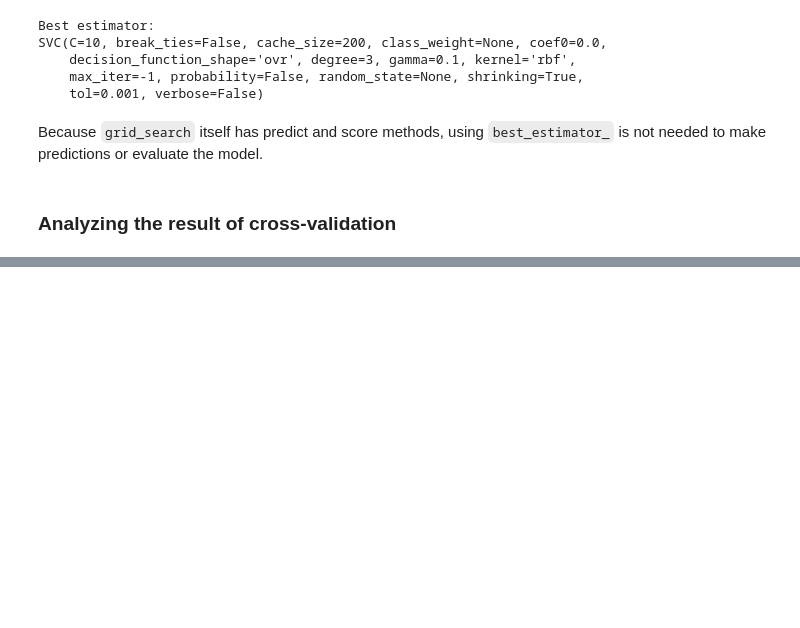
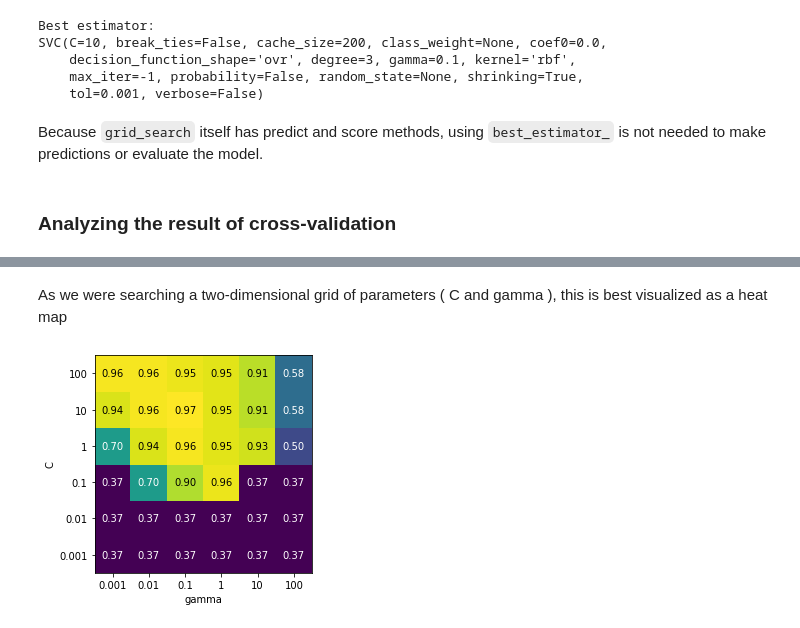
Before and after one commit to cmarsa/imlwp, a Jupyter notebook: 05_model_evaluation_and_improvement.ipynb, the cells around one changed output, grey strips where cells are left out. Drawn from its saved outputs; the diff is of its cells as text; code cells hidden in the pictures; blank space fills up the shorter version.

```diff
--- a/05_model_evaluation_and_improvement.ipynb
+++ b/05_model_evaluation_and_improvement.ipynb
@@ -543,0 +550,7 @@ is not needed to make predictions or evaluate the model.
+# %%
+import pandas as pd
+
+# convert to dataframe
+results = pd.DataFrame(grid_search.cv_results_)
+
+results.head()
@@ -543,0 +564,13 @@ is not needed to make predictions or evaluate the model.
+# %% [markdown]
+As we were searching a two-dimensional grid of
+parameters ( C and gamma ), this is best visualized as a heat map
+# %%
+import matplotlib.pyplot as plt
+scores = np.array(results.mean_test_score).reshape(6, 6)
+
+# plot the mean cross-valdation scores
+mglearn.tools.heatmap(scores, xlabel = 'gamma', xticklabels=param_grid['gamma'],
+                      ylabel = 'C', yticklabels=param_grid['C'], cmap = 'viridis')
+plt.show()
+# %% [output]
+[figure, added]
```
Also changed, not shown: parts of 21 cells of this notebook.
